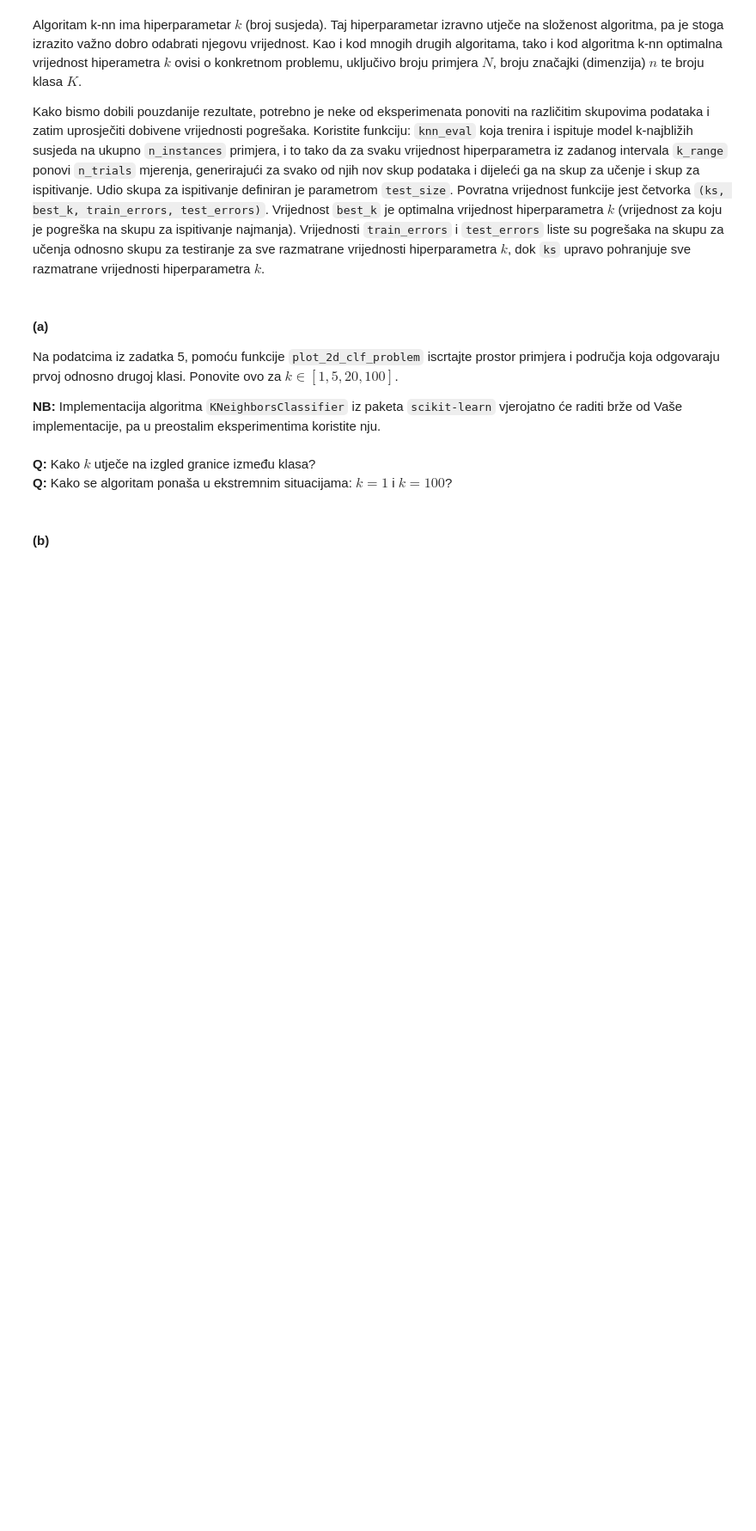
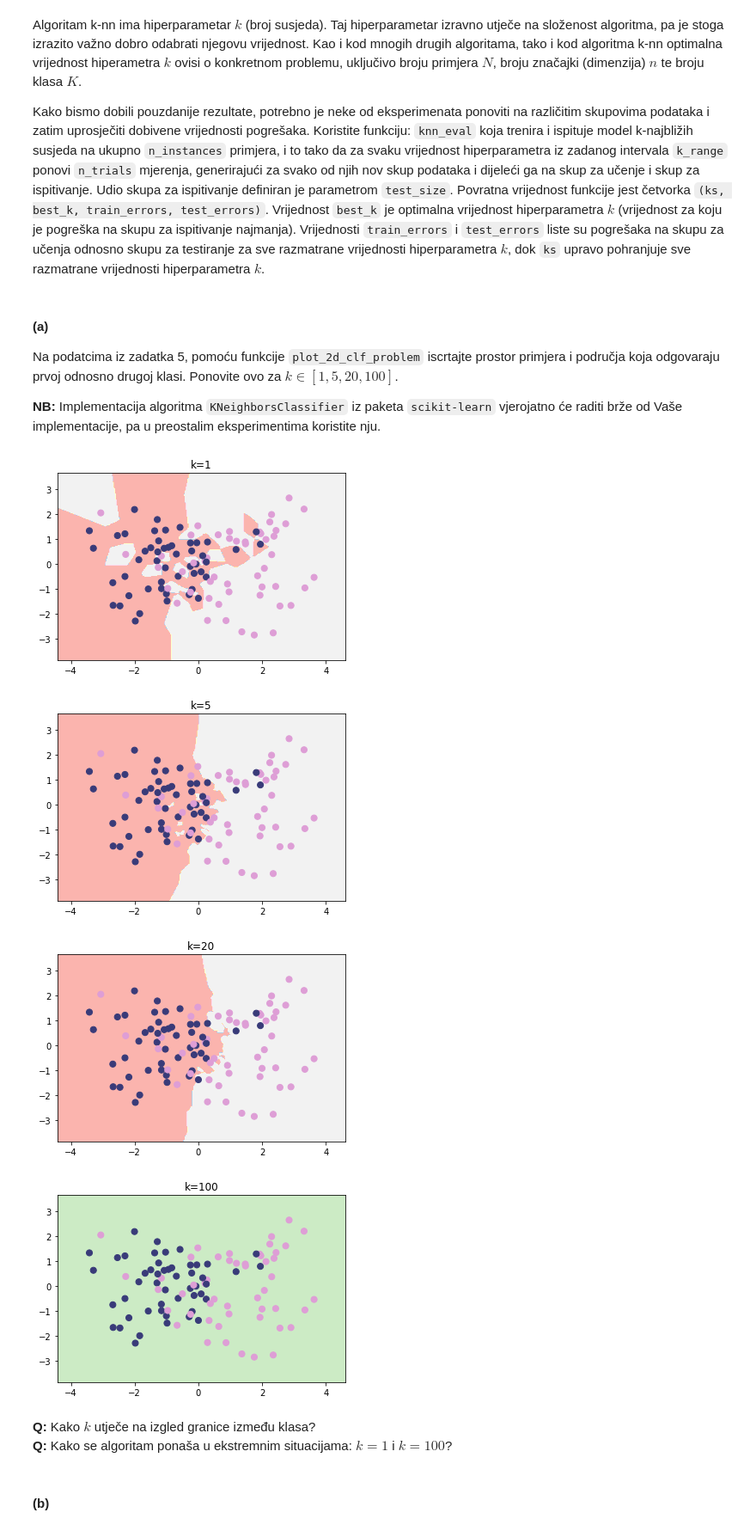
Before and after one commit to mateoim/su-lab-20-21, a Jupyter notebook: lab03/SU-2020-LAB03-0036509386.ipynb, the cells around one changed output. Shown at 86% size. Saved outputs shown, nothing was run; the diff lists cells and outputs as text; code cells hidden in the pictures; blank space fills up the shorter version.

```diff
--- a/lab03/SU-2020-LAB03-0036509386.ipynb
+++ b/lab03/SU-2020-LAB03-0036509386.ipynb
@@ -497,3 +495,18 @@ Na podatcima iz zadatka 5, pomoću funkcije `plot_2d_clf_problem` iscrtajte pros
+# %%
+def plot_knn(k):
+    knn6a = KNeighborsClassifier(n_neighbors=k)
+    knn6a.fit(X_art, y_art)
+    plot_2d_clf_problem(X_art, y_art, knn6a.predict)
+    plt.title(f'k={k}')
+    plt.show()
+
+for k in [1, 5, 20, 100]:
+    plot_knn(k)
+# %% [output]
+[figure, added]
+[figure, added]
+[figure, added]
+[figure, added]
 # %% [markdown]
 **Q:** Kako $k$ utječe na izgled granice između klasa?
 **Q:** Kako se algoritam ponaša u ekstremnim situacijama: $k=1$ i $k=100$?
```
Also changed, not shown: parts of 7 cells of this notebook.
